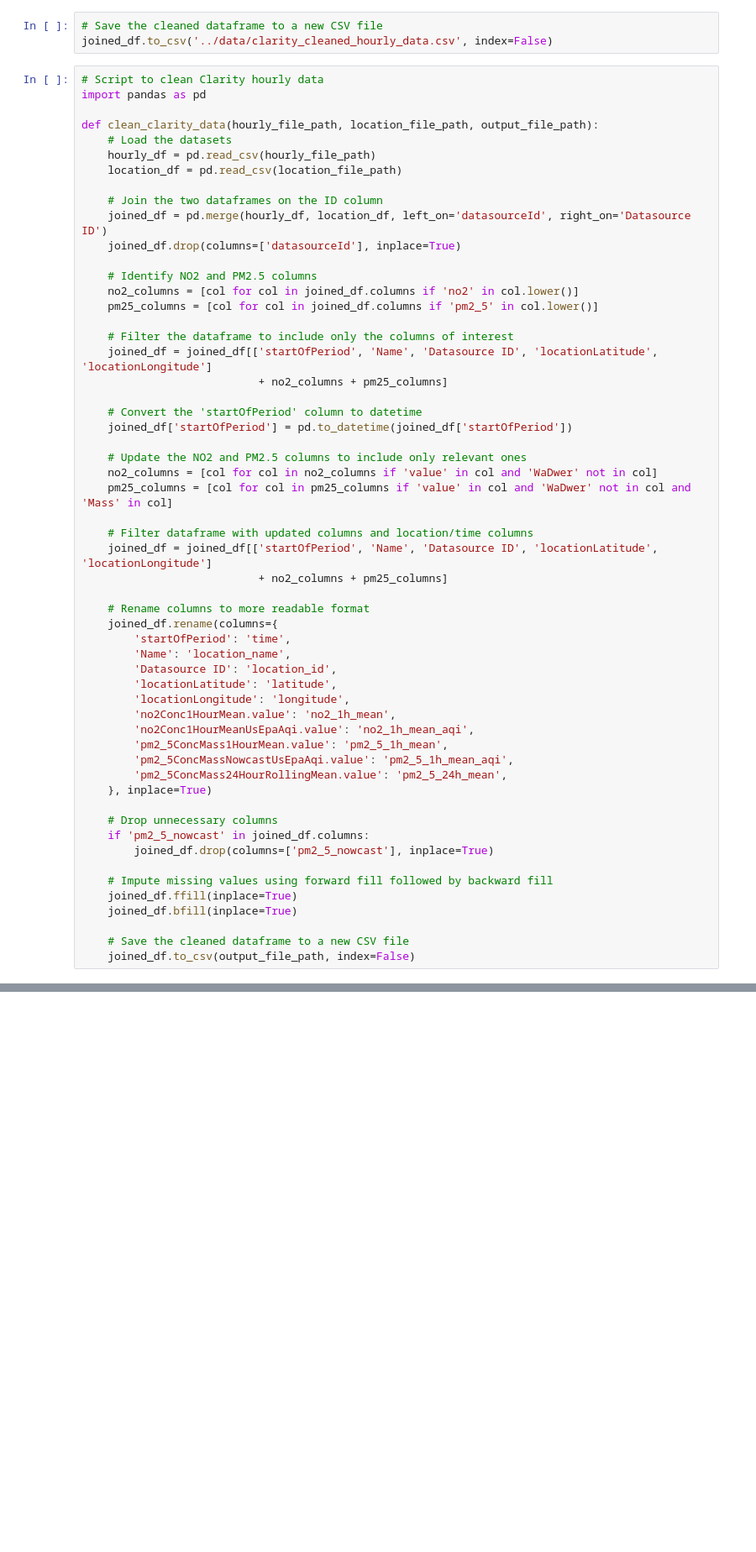
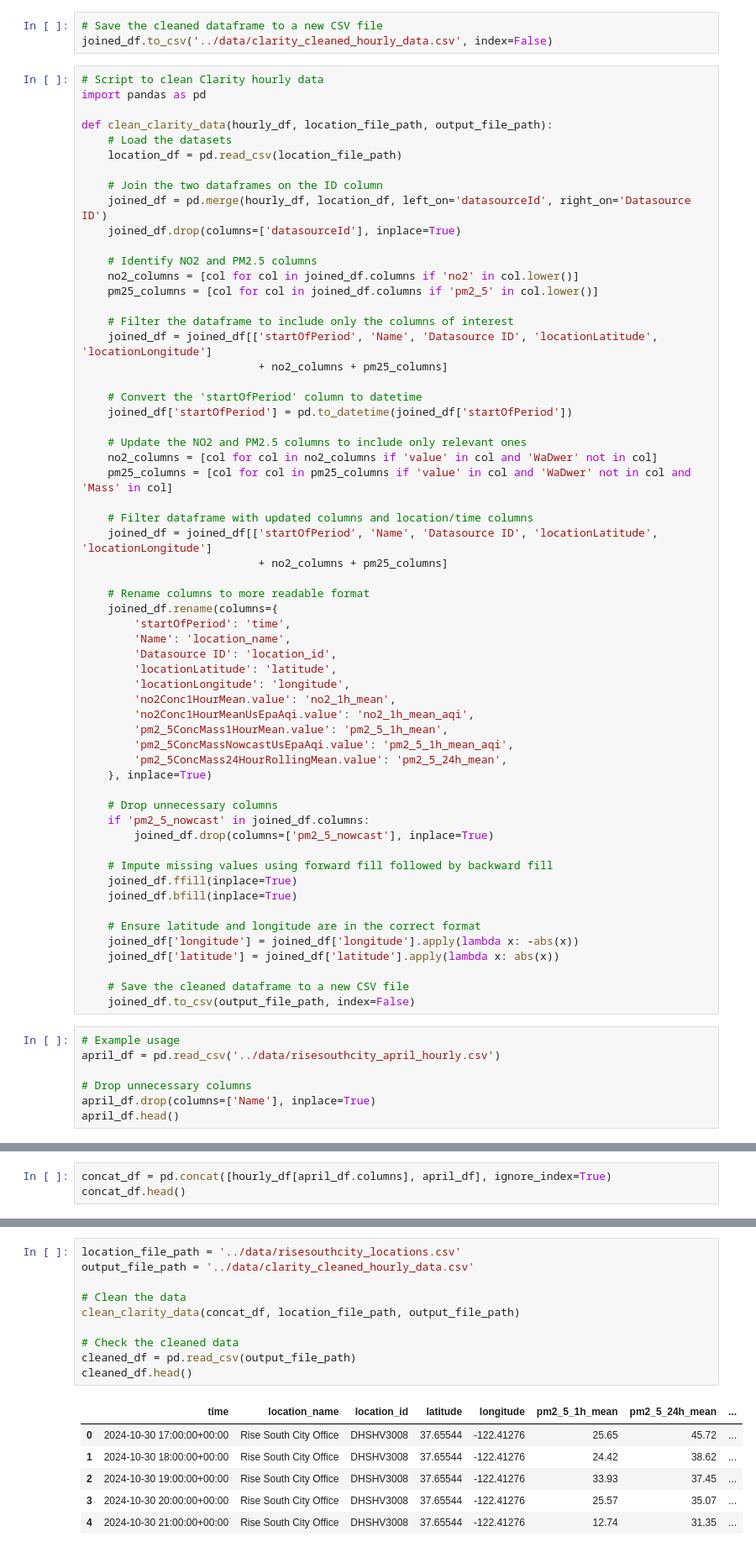
Before and after one commit to macks26/rise-south-city-dashboard, a Jupyter notebook: code/clean_air_data.ipynb, the cells around one changed output, grey strips where cells are left out. Shown: that part at 84% size. Saved outputs shown, nothing was run; the diff lists cells and outputs as text; blank space fills up the shorter version.

```diff
--- a/code/clean_air_data.ipynb
+++ b/code/clean_air_data.ipynb
@@ -169,9 +181,8 @@ joined_df.to_csv('../data/clarity_cleaned_hourly_data.csv', index=False)
 # Script to clean Clarity hourly data
 import pandas as pd
 
-def clean_clarity_data(hourly_file_path, location_file_path, output_file_path):
+def clean_clarity_data(hourly_df, location_file_path, output_file_path):
     # Load the datasets
-    hourly_df = pd.read_csv(hourly_file_path)
     location_df = pd.read_csv(location_file_path)
 
     # Join the two dataframes on the ID column
@@ -219,5 +230,16 @@ def clean_clarity_data(hourly_file_path, location_file_path, output_file_path):
     joined_df.ffill(inplace=True)
     joined_df.bfill(inplace=True)
 
+    # Ensure latitude and longitude are in the correct format
+    joined_df['longitude'] = joined_df['longitude'].apply(lambda x: -abs(x))
+    joined_df['latitude'] = joined_df['latitude'].apply(lambda x: abs(x))
+
     # Save the cleaned dataframe to a new CSV file
     joined_df.to_csv(output_file_path, index=False)
+# %%
+# Example usage
+april_df = pd.read_csv('../data/risesouthcity_april_hourly.csv')
+
+# Drop unnecessary columns
+april_df.drop(columns=['Name'], inplace=True)
+april_df.head()
@@ -223,0 +254,3 @@ def clean_clarity_data(hourly_file_path, location_file_path, output_file_path):
+# %%
+concat_df = pd.concat([hourly_df[april_df.columns], april_df], ignore_index=True)
+concat_df.head()
@@ -223,0 +265,17 @@ def clean_clarity_data(hourly_file_path, location_file_path, output_file_path):
+# %%
+location_file_path = '../data/risesouthcity_locations.csv'
+output_file_path = '../data/clarity_cleaned_hourly_data.csv'
+
+# Clean the data
+clean_clarity_data(concat_df, location_file_path, output_file_path)
+
+# Check the cleaned data
+cleaned_df = pd.read_csv(output_file_path)
+cleaned_df.head()
+# %% [output]
+|  | time | location_name | location_id | latitude | longitude | pm2_5_1h_mean | pm2_5_24h_mean | ... |
+| 0 | 2024-10-30 17:00:00+00:00 | Rise South City Office | DHSHV3008 | 37.65544 | -122.41276 | 25.65 | 45.72 | ... |
+| 1 | 2024-10-30 18:00:00+00:00 | Rise South City Office | DHSHV3008 | 37.65544 | -122.41276 | 24.42 | 38.62 | ... |
+| 2 | 2024-10-30 19:00:00+00:00 | Rise South City Office | DHSHV3008 | 37.65544 | -122.41276 | 33.93 | 37.45 | ... |
+| 3 | 2024-10-30 20:00:00+00:00 | Rise South City Office | DHSHV3008 | 37.65544 | -122.41276 | 25.57 | 35.07 | ... |
+| 4 | 2024-10-30 21:00:00+00:00 | Rise South City Office | DHSHV3008 | 37.65544 | -122.41276 | 12.74 | 31.35 | ... |
```
Also changed, not shown: parts of 10 cells of this notebook, 7 other files.
